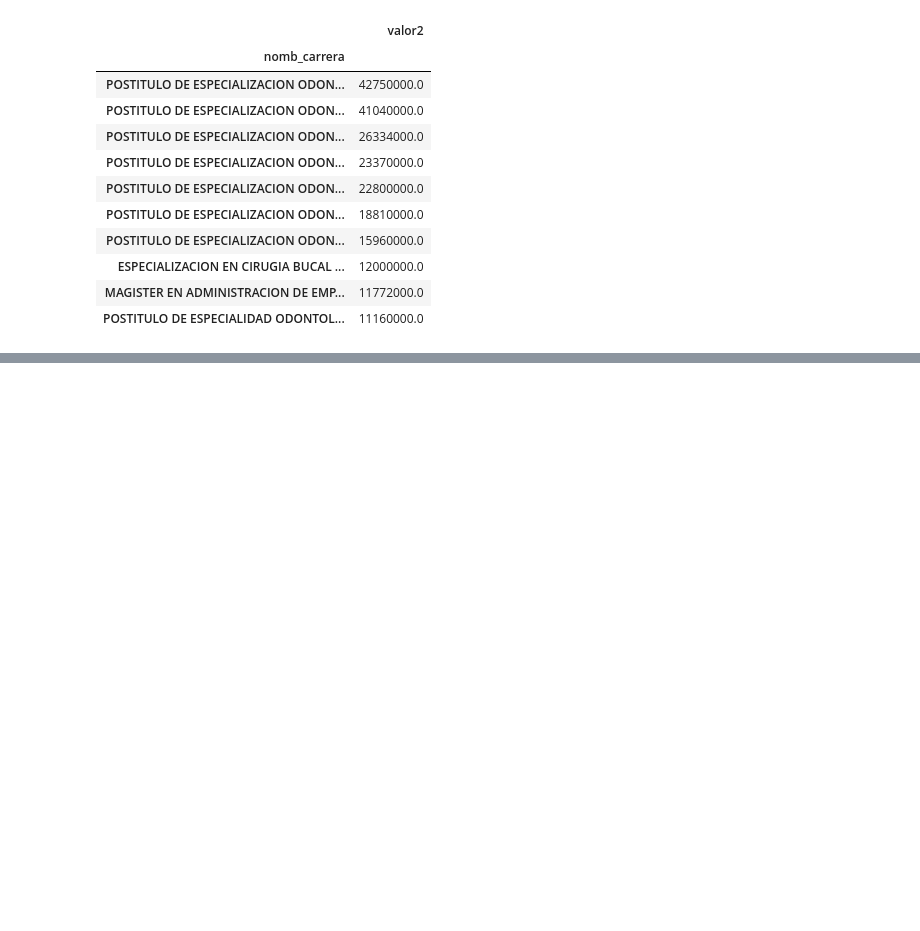
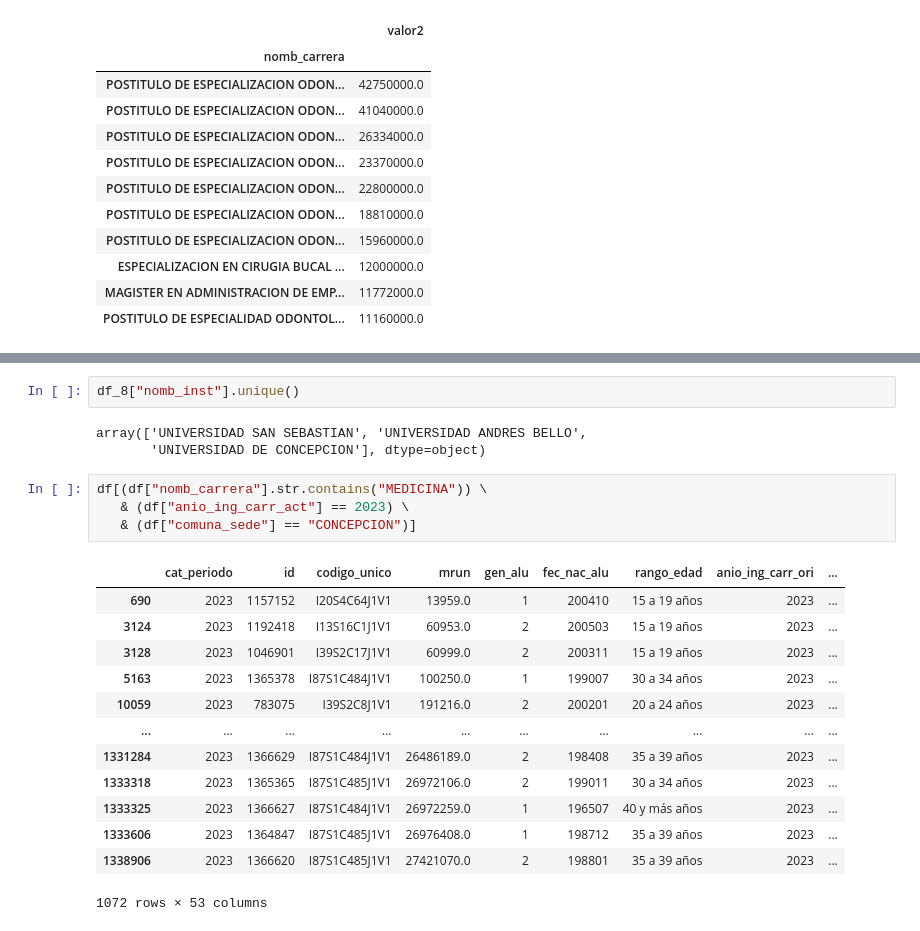
Before and after one commit to cnavarreteliz/data-analysis, a Jupyter notebook: Listado 1.ipynb, the cells around one changed output, grey strips where cells are left out. Drawn from its saved outputs; the diff is of its cells as text; blank space fills up the shorter version.

```diff
--- a/Listado 1.ipynb
+++ b/Listado 1.ipynb
@@ -199,0 +289,23 @@ df_5.groupby("nomb_carrera").agg({"valor2": "mean"}).sort_values("valor2", ascen
+# %%
+df_8["nomb_inst"].unique()
+# %% [output]
+array(['UNIVERSIDAD SAN SEBASTIAN', 'UNIVERSIDAD ANDRES BELLO',
+       'UNIVERSIDAD DE CONCEPCION'], dtype=object)
+# %%
+df[(df["nomb_carrera"].str.contains("MEDICINA")) \
+   & (df["anio_ing_carr_act"] == 2023) \
+   & (df["comuna_sede"] == "CONCEPCION")]
+# %% [output]
+|  | cat_periodo | id | codigo_unico | mrun | gen_alu | fec_nac_alu | rango_edad | anio_ing_carr_ori | ... |
+| 690 | 2023 | 1157152 | I20S4C64J1V1 | 13959.0 | 1 | 200410 | 15 a 19 años | 2023 | ... |
+| 3124 | 2023 | 1192418 | I13S16C1J1V1 | 60953.0 | 2 | 200503 | 15 a 19 años | 2023 | ... |
+| 3128 | 2023 | 1046901 | I39S2C17J1V1 | 60999.0 | 2 | 200311 | 15 a 19 años | 2023 | ... |
+| 5163 | 2023 | 1365378 | I87S1C484J1V1 | 100250.0 | 1 | 199007 | 30 a 34 años | 2023 | ... |
+| 10059 | 2023 | 783075 | I39S2C8J1V1 | 191216.0 | 2 | 200201 | 20 a 24 años | 2023 | ... |
+| ... | ... | ... | ... | ... | ... | ... | ... | ... | ... |
+| 1331284 | 2023 | 1366629 | I87S1C484J1V1 | 26486189.0 | 2 | 198408 | 35 a 39 años | 2023 | ... |
+| 1333318 | 2023 | 1365365 | I87S1C485J1V1 | 26972106.0 | 2 | 199011 | 30 a 34 años | 2023 | ... |
+| 1333325 | 2023 | 1366627 | I87S1C484J1V1 | 26972259.0 | 1 | 196507 | 40 y más años | 2023 | ... |
+| 1333606 | 2023 | 1364847 | I87S1C485J1V1 | 26976408.0 | 1 | 198712 | 35 a 39 años | 2023 | ... |
+| 1338906 | 2023 | 1366620 | I87S1C485J1V1 | 27421070.0 | 2 | 198801 | 35 a 39 años | 2023 | ... |
+1072 rows × 53 columns
```
Also changed, not shown: parts of 16 cells of this notebook.
